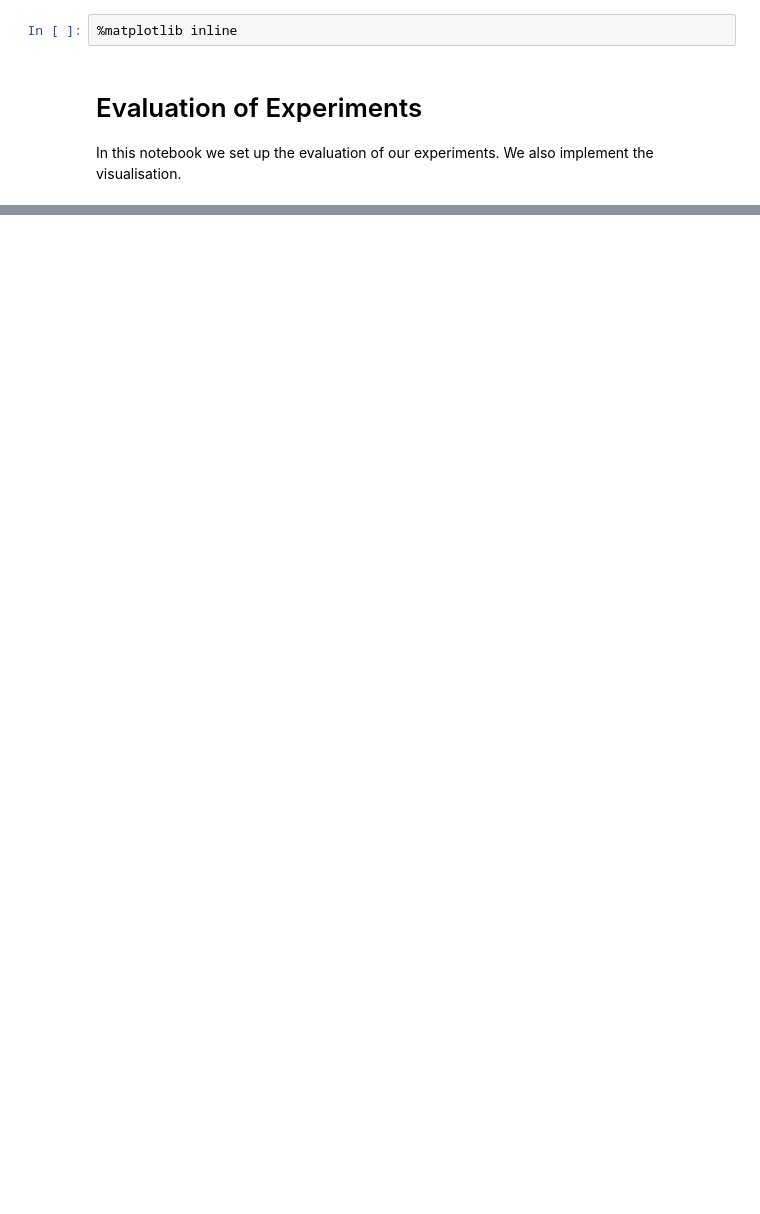
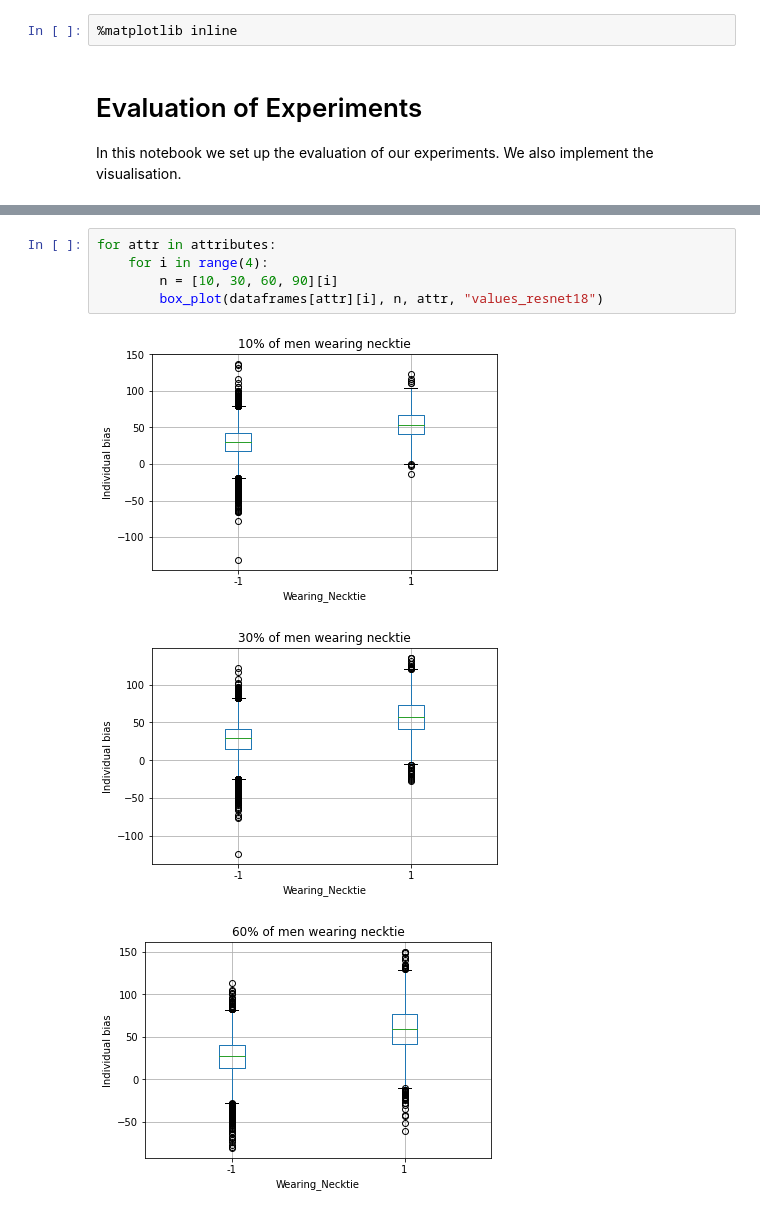
Before and after one commit to nobias-project/OT-ICNN-bias, a Jupyter notebook: notebooks/Evaluation_Experiments_CelebA.ipynb, the cells around one changed output, grey strips where cells are left out. Saved outputs shown, nothing was run; the diff lists cells and outputs as text; blank space fills up the shorter version.

```diff
--- a/notebooks/Evaluation_Experiments_CelebA.ipynb
+++ b/notebooks/Evaluation_Experiments_CelebA.ipynb
@@ -333,0 +100,9 @@ df_female.values_facenet.mean()
+# %%
+for attr in attributes:
+    for i in range(4):
+        n = [10, 30, 60, 90][i]
+        box_plot(dataframes[attr][i], n, attr, "values_resnet18")
+# %% [output]
+[figure, added]
+[figure, added]
+[figure, added]
```
Also changed, not shown: parts of 50 cells of this notebook.
